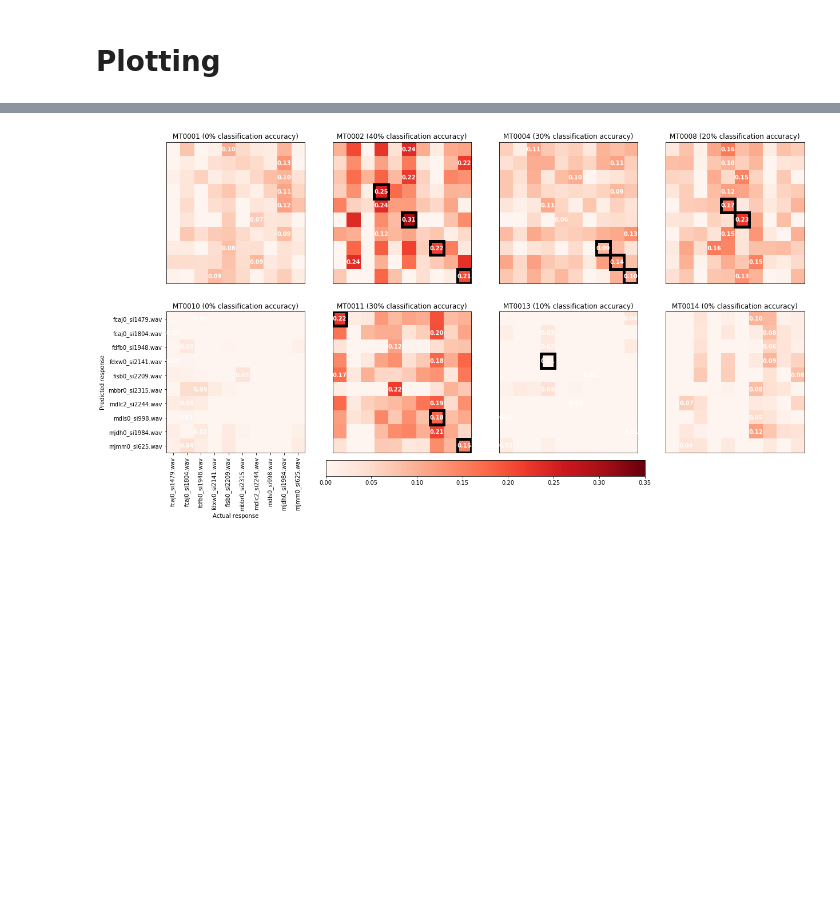
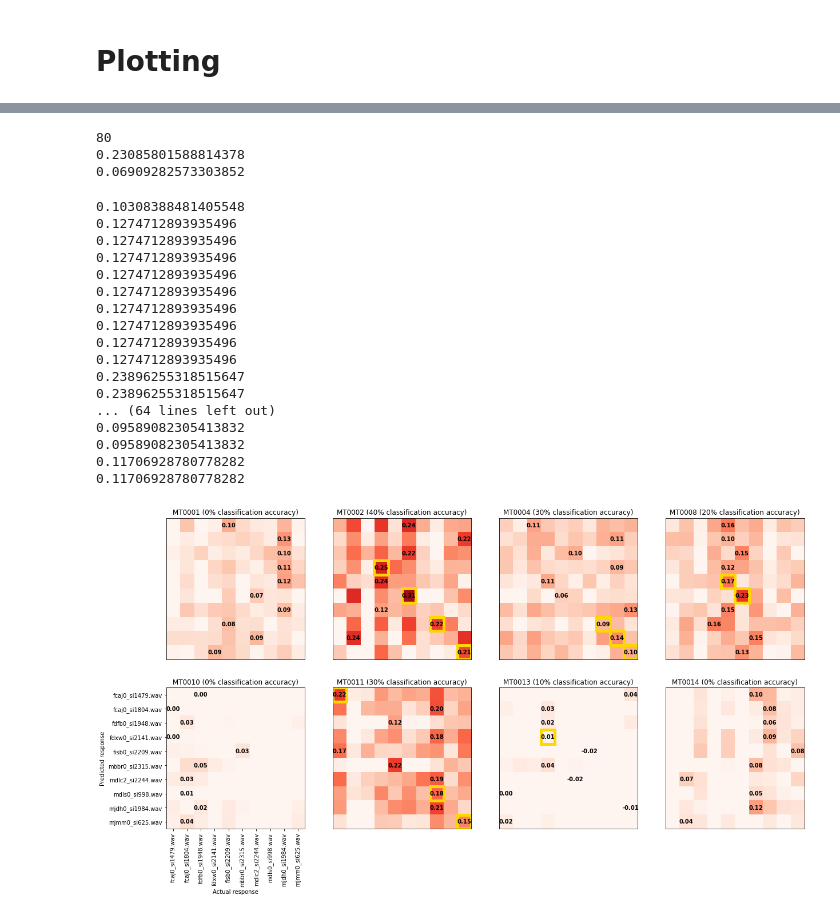
Before and after one commit to maansidesai/eeg_timit_classification, a Jupyter notebook: sentence_classification_all_subjects.ipynb, the cells around one changed output, grey strips where cells are left out. Drawn from its saved outputs; the diff is of its cells as text; code cells hidden in the pictures; blank space fills up the shorter version.

```diff
--- a/sentence_classification_all_subjects.ipynb
+++ b/sentence_classification_all_subjects.ipynb
@@ -17,7 +22,7 @@ subject_list = ['MT0001', 'MT0002', 'MT0004', 'MT0008',
 # %% [markdown]
 ## Load data
 # %%
-user = 'garret'
+user = 'maansi'
 if user == 'maansi':
     data_dir = '/Users/maansidesai/Box/hamilton_lab_data/trailers_timit' #change this path
 elif user == 'garret':
@@ -121,14 +126,14 @@ for subj_idx, subject in enumerate(subject_list):
     else:
         plt.gca().set_xticks([])
         plt.gca().set_yticks([])
-    if subj_idx == 7:
-        plt.colorbar(ax=ax,location="bottom",shrink=0.5,anchor=(0.5,-0.75));
+#     if subj_idx == 7:
+#         plt.colorbar(location="bottom",shrink=0.5,anchor=(0.5,-0.75));
     for i,row in enumerate(correlations): # get the max
         for ii,item in enumerate(row):
             if item == row.max():
-                plt.text(ii,i,"%.2f"%correlations[i,ii],va="center",ha="center",color="white",fontsize="medium",weight="bold")
+                plt.text(ii,i,"%.2f"%correlations[i,ii],va="center",ha="center",color="black",fontsize="medium",weight="bold")
                 if i == ii:
-                    rect = plt.Rectangle((i-.5, ii-.5), 1,1, fill=False, color='k',lw=5)
+                    rect = plt.Rectangle((i-.5, ii-.5), 1,1, fill=False, color='gold',lw=5)
                     plt.gca().add_patch(rect)
                     correct_classifications += 1
     plt.title(f'{subject} ({int((correct_classifications/len(test_set))*100)}% classification accuracy)')
@@ -139,40 +168,88 @@ fig.savefig('./figs/all_wts_all_subjects.pdf')
+# %%
+# ALL WTS STATS
+correlations = dict()
+max_corrs = []
+for subj_idx, subject in enumerate(subject_list):
+    correlations[subject] = np.zeros((len(test_set),len(test_set)))
+    # Get all correlations
+    for i,key1 in enumerate(test_set):
+        for ii,key2 in enumerate(test_set):
+            correlations[subject][i,ii] = predict_response(
+                weights[subject], vStim_by_sn[key1], vResp_by_sn[subject][key2])[0].mean()
+    # Get the max correlation
+    for i, row in enumerate(correlations[subject]):
+        for ii, item in enumerate(row):
+            if item == row.max():
+#                 print(item)
+                max_corrs.append(item)
+print(len(max_corrs))
+print(np.array(max_corrs).mean())
+print(np.array(max_corrs).std())
+# %% [output]
+80
+0.23085801588814378
+0.06909282573303852
 # %%
 # Significant weights only
 # What is the problem with this ??????
 # Make 10x10 correlation matrix
+correlations_all_subj_max = np.zeros((80,80)) #append all correlations for each subject
+
 fig, ax = plt.subplots(nrows=2,ncols=4,figsize=(20,10))
 for subj_idx, subject in enumerate(subject_list):
     correlations = np.zeros((len(test_set),len(test_set)))
+
     for i,key1 in enumerate(test_set):
         for ii,key2 in enumerate(test_set):
             correlations[i,ii] = predict_response(
                 sig_weights[subject], vStim_by_sn[key1], vResp_by_sn[subject][key2])[0].mean()
+        correlations_all_subj_max[]
+
     # Plot all corrs
+    #print(correlations.max())
+
     correct_classifications = 0
     plt.subplot(2,4,subj_idx+1)
     plt.imshow(correlations,vmin=0,vmax=.35,aspect='auto',cmap=cm.Reds);
     if subj_idx == 4:
         plt.xlabel("Actual response");
         plt.ylabel("Predicted response");
         plt.gca().set_xticks(np.arange(correlations.shape[0]));
         plt.gca().set_yticks(np.arange(correlations.shape[0]));
         plt.gca().set_xticklabels(test_set,rotation=90);
         plt.gca().set_yticklabels(test_set);
     else:
         plt.gca().set_xticks([])
         plt.gca().set_yticks([])
-    if subj_idx == 7:
-        plt.colorbar(ax=ax,location="bottom",shrink=0.5,anchor=(0.5,-0.75));
+#     if subj_idx == 7:
+#         plt.colorbar(ax=ax,location="bottom",shrink=0.5,anchor=(0.5,-0.75));
     for i,row in enumerate(correlations): # get the max
         for ii,item in enumerate(row):
             if item == row.max():
-                plt.text(ii,i,"%.2f"%correlations[i,ii],va="center",ha="center",color="white",fontsize="medium",weight="bold")
+                plt.text(ii,i,"%.2f"%correlations[i,ii],va="center",ha="center",color="black",fontsize="medium",weight="bold")
                 if i == ii:
-                    rect = plt.Rectangle((i-.5, ii-.5), 1,1, fill=False, color='k',lw=5)
+                    rect = plt.Rectangle((i-.5, ii-.5), 1,1, fill=False, color='gold',lw=5)
                     plt.gca().add_patch(rect)
                     correct_classifications += 1
     plt.title(f'{subject} ({int((correct_classifications/len(test_set))*100)}% classification accuracy)')
 # plt.tight_layout();
 fig.savefig('./figs/sig_wts_all_subjects.pdf')
 # %% [output]
+0.10308388481405548
+0.1274712893935496
+0.1274712893935496
+0.1274712893935496
+0.1274712893935496
+0.1274712893935496
+0.1274712893935496
+0.1274712893935496
+0.1274712893935496
+0.1274712893935496
+0.23896255318515647
+0.23896255318515647
+... (64 lines left out)
+0.09589082305413832
+0.09589082305413832
+0.11706928780778282
+0.11706928780778282
-[figure, old version]
+[figure, new version]
```
Also changed, not shown: parts of 3 cells of this notebook, 5 other files.
